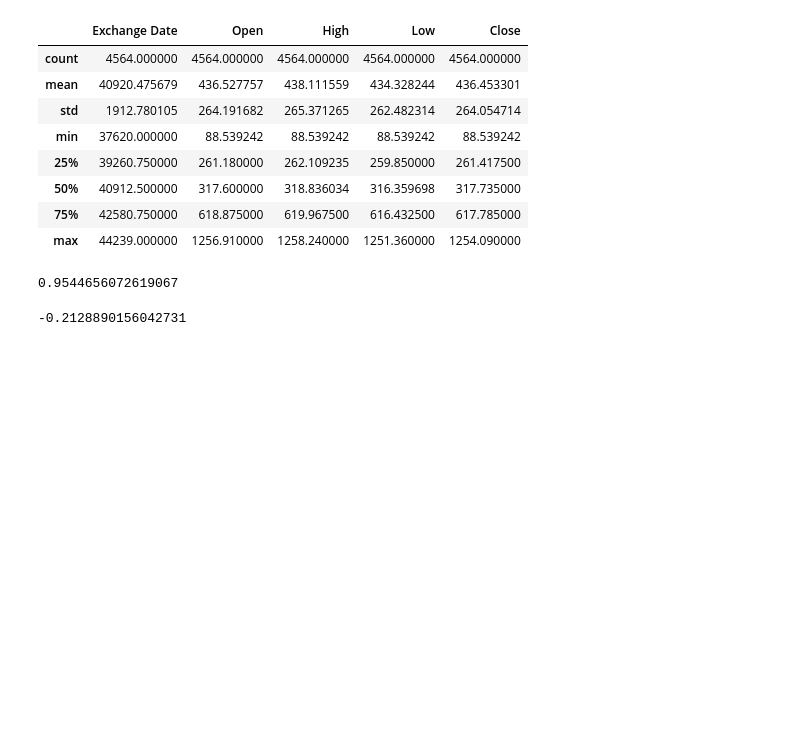
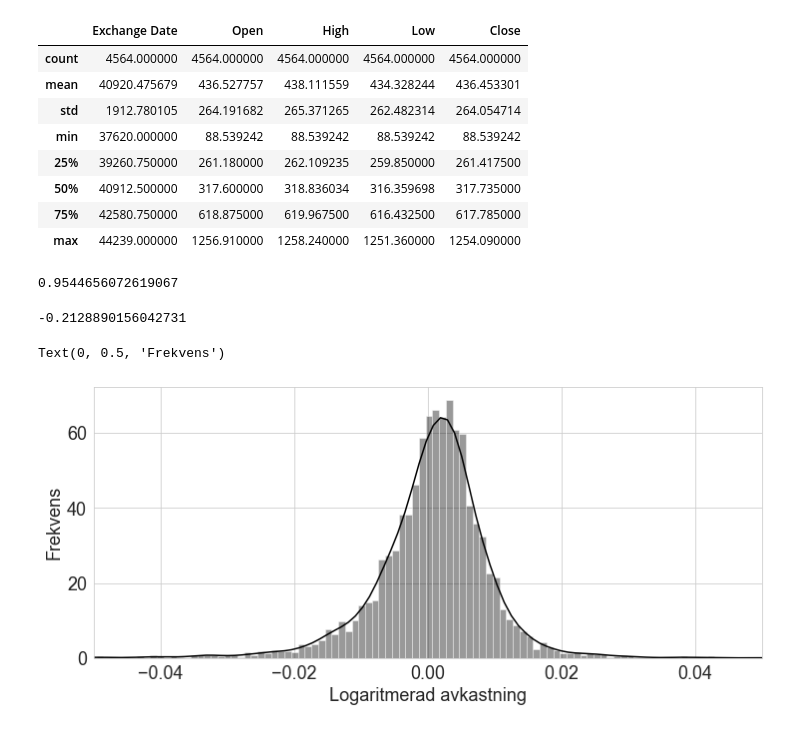
Before and after one commit to ulrikson/statistics-thesis, a Jupyter notebook: graphs.ipynb, the cells around one changed output. Drawn from its saved outputs; the diff is of its cells as text; code cells hidden in the pictures; blank space fills up the shorter version.

Commit message:
graphs and backup

```diff
--- a/graphs.ipynb
+++ b/graphs.ipynb
@@ -77,3 +80,21 @@ df2['Close'].skew()
 df2['Close'].kurtosis()
 # %% [output]
 -0.2128890156042731
+# %%
+plt.figure(figsize=(12, 5))
+plt.rcParams.update({'font.size': 18})
+
+# a = df['logreturns'].plot.hist(bins=200, rwidth=0.8, color='grey')
+# a.set_xlim(-0.05, 0.05)
+# plt.xlabel('Logaritmerad avkastning')
+# plt.ylabel('Frekvens')
+# plt.show()
+
+sns.set_style('whitegrid')
+a = sns.distplot(df['logreturns'], bins=200, color="black")
+a.set_xlim(-0.05, 0.05)
+plt.xlabel('Logaritmerad avkastning')
+plt.ylabel('Frekvens')
+# %% [output]
+Text(0, 0.5, 'Frekvens')
+[figure, added]
```
Also changed, not shown: parts of 3 cells of this notebook, 1 other file.
